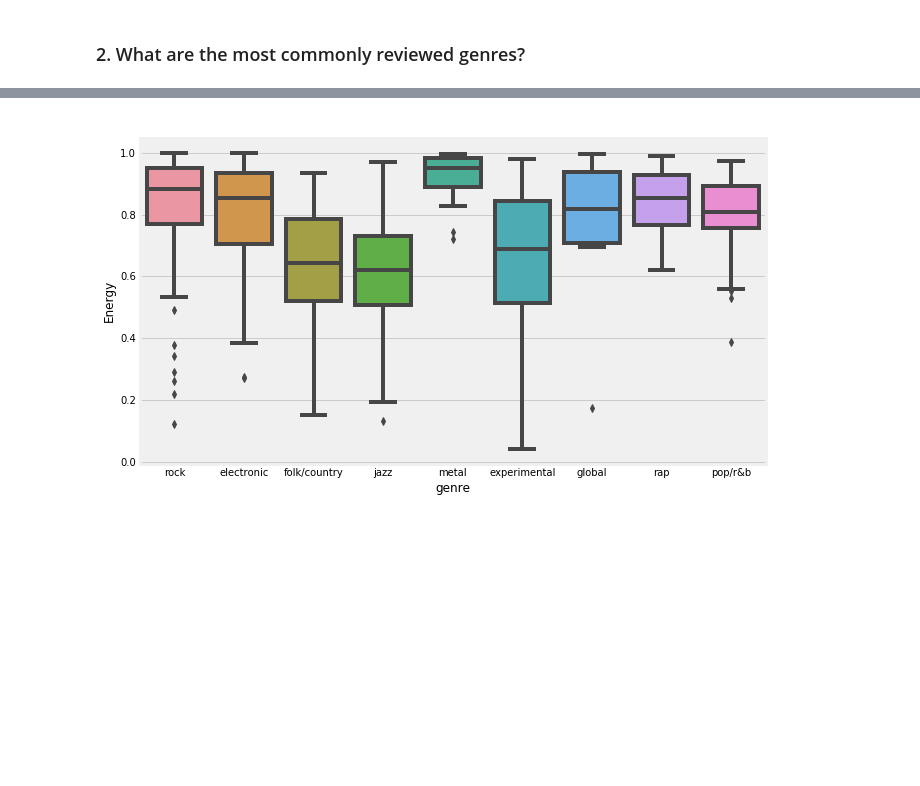
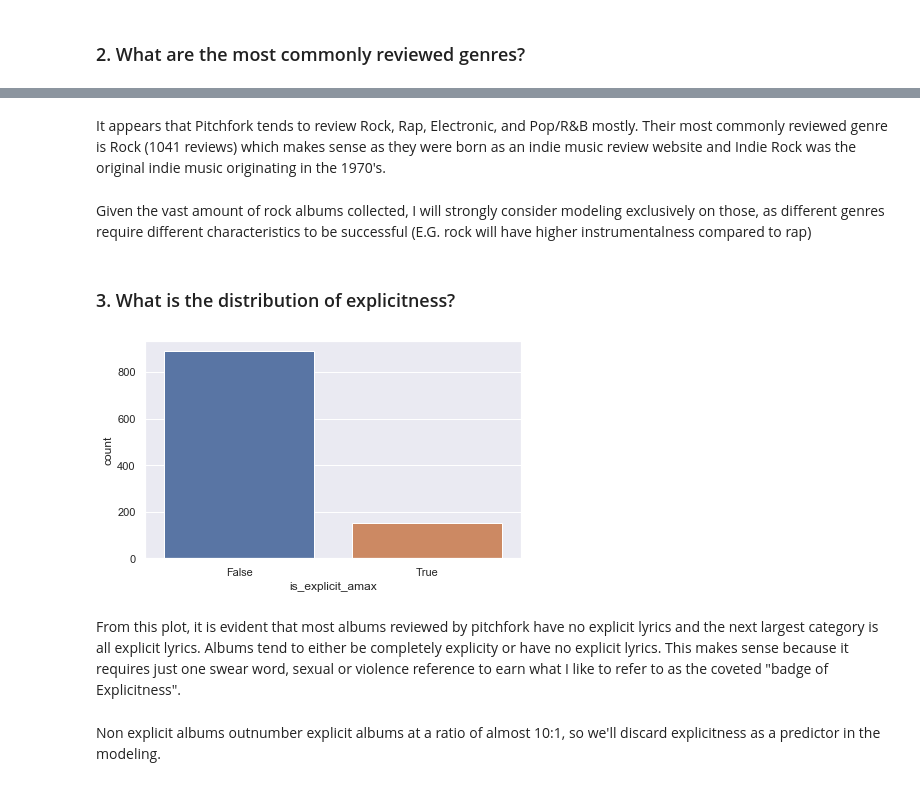
Before and after one commit to LeDorean/album_score_prediction, a Jupyter notebook: Notebooks/eda.ipynb, the cells around one changed output, grey strips where cells are left out. Cells and saved outputs as stored; diff of their text form; code cells hidden in the pictures; blank space fills up the shorter version.

Commit message:
starting modeling

```diff
--- a/Notebooks/eda.ipynb
+++ b/Notebooks/eda.ipynb
@@ -153,9 +85,19 @@ plt.title(" ");
-# %%
-fig, ax = plt.subplots(figsize=(10,6))
-
-sns.boxplot(x="genre", y="energy_amax",
-                data=album_df)
-plt.ylabel("Energy")
-plt.title(" ");
-# %% [output]
-[figure, removed]
+# %% [markdown]
+It appears that Pitchfork tends to review Rock, Rap, Electronic, and Pop/R&B mostly. Their most commonly reviewed genre is Rock (1041 reviews) which makes sense as they were born as an indie music review website and Indie Rock was the original indie music originating in the 1970's.
+# %% [markdown]
+Given the vast amount of rock albums collected, I will strongly consider modeling exclusively on those, as different genres require different characteristics to be successful (E.G. rock will have higher instrumentalness compared to rap)
+# %% [markdown]
+### 3. What is the distribution of explicitness?
+# %%
+# creating separate dataframe exclusively for Rock albums
+rock_df = album_df.loc[album_df['Genres'] == 'Rock']
+# %%
+#plot histogram of explicit albums
+sns.set(style="darkgrid")
+ax = sns.countplot(x="is_explicit_amax", data=rock_df)
+# %% [output]
+[figure, added]
+# %% [markdown]
+From this plot, it is evident that most albums reviewed by pitchfork have no explicit lyrics and the next largest category is all explicit lyrics. Albums tend to either be completely explicity or have no explicit lyrics. This makes sense because it requires just one swear word, sexual or violence reference to earn what I like to refer to as the coveted "badge of Explicitness".
+# %% [markdown]
+Non explicit albums outnumber explicit albums at a ratio of almost 10:1, so we'll discard explicitness as a predictor in the modeling.
```
Also changed, not shown: parts of 53 cells of this notebook, 2 other files.
